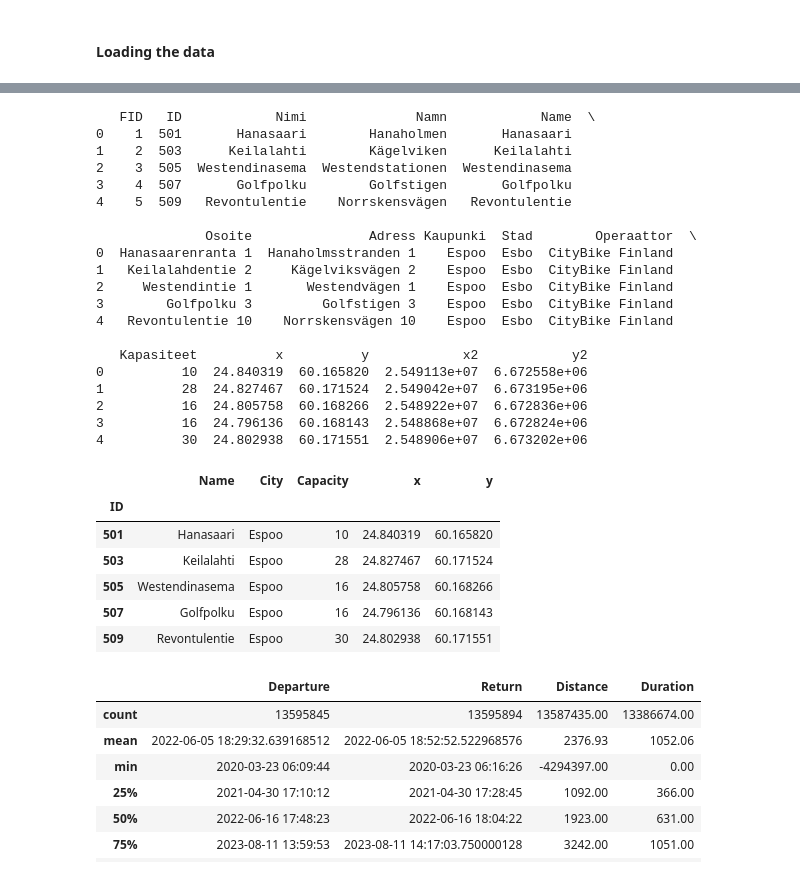
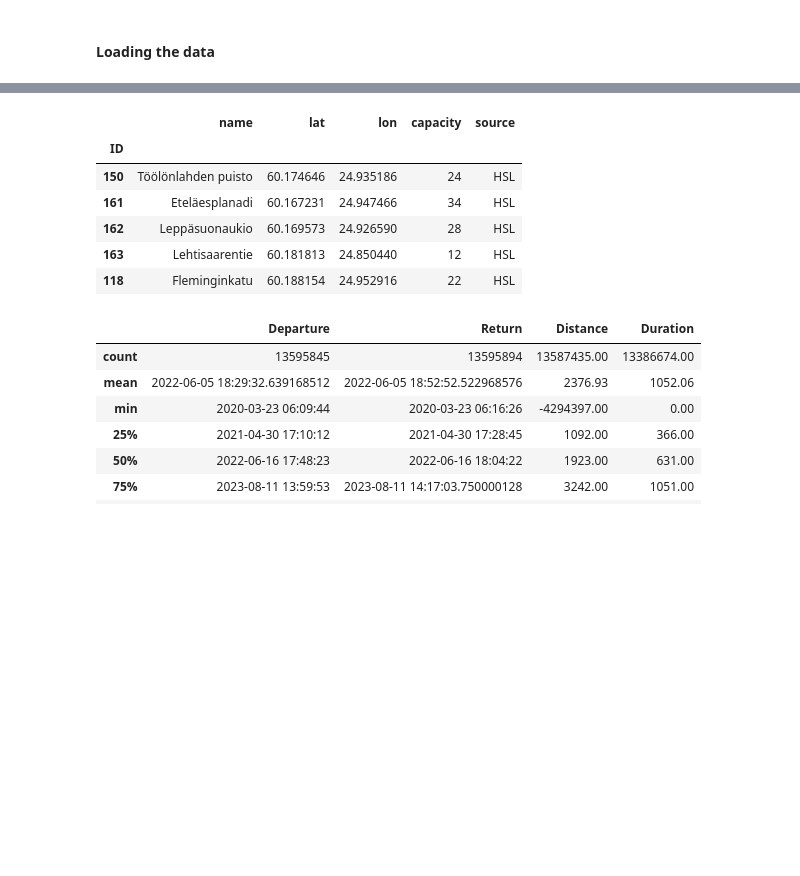
Before and after one commit to kainulj/helsinki-citybike-analysis, a Jupyter notebook: citybike_analysis.ipynb, the cells around one changed output, grey strips where cells are left out. Saved outputs shown, nothing was run; the diff lists cells and outputs as text; code cells hidden in the pictures; blank space fills up the shorter version.

```diff
--- a/citybike_analysis.ipynb
+++ b/citybike_analysis.ipynb
@@ -37,45 +37,16 @@ bike_df.head()
 # %%
-station_df = pd.read_csv('citybike_stations.csv')
-print(station_df.head())
-
-columns_to_keep = ['ID', 'Nimi', 'Kaupunki', 'Kapasiteet', 'x', 'y']
-rename_dict = {
-    'Nimi': 'Name',
-    'Kaupunki': 'City',
-    'Kapasiteet': 'Capacity',
-}
-
-station_df = station_df[columns_to_keep].rename(columns=rename_dict)
+station_df = pd.read_csv('locations.csv')
 station_df = station_df.set_index('ID')
+station_df.index = station_df.index.fillna(-1).astype(int).astype(str).str.zfill(3)  # Add leading zeros to IDs
 station_df.head()
 # %% [output]
-   FID   ID            Nimi              Namn            Name  \
-0    1  501       Hanasaari        Hanaholmen       Hanasaari
-1    2  503      Keilalahti        Kägelviken      Keilalahti
-2    3  505  Westendinasema  Westendstationen  Westendinasema
-3    4  507       Golfpolku        Golfstigen       Golfpolku
-4    5  509   Revontulentie    Norrskensvägen   Revontulentie
-
-              Osoite               Adress Kaupunki  Stad        Operaattor  \
-0  Hanasaarenranta 1  Hanaholmsstranden 1    Espoo  Esbo  CityBike Finland
-1   Keilalahdentie 2     Kägelviksvägen 2    Espoo  Esbo  CityBike Finland
-2     Westendintie 1       Westendvägen 1    Espoo  Esbo  CityBike Finland
-3        Golfpolku 3         Golfstigen 3    Espoo  Esbo  CityBike Finland
-4   Revontulentie 10    Norrskensvägen 10    Espoo  Esbo  CityBike Finland
-
-   Kapasiteet          x          y            x2            y2
-0          10  24.840319  60.165820  2.549113e+07  6.672558e+06
-1          28  24.827467  60.171524  2.549042e+07  6.673195e+06
-2          16  24.805758  60.168266  2.548922e+07  6.672836e+06
-3          16  24.796136  60.168143  2.548868e+07  6.672824e+06
-4          30  24.802938  60.171551  2.548906e+07  6.673202e+06
-|  | Name | City | Capacity | x | y |
+|  | name | lat | lon | capacity | source |
 | ID |  |  |  |  |  |
-| 501 | Hanasaari | Espoo | 10 | 24.840319 | 60.165820 |
-| 503 | Keilalahti | Espoo | 28 | 24.827467 | 60.171524 |
-| 505 | Westendinasema | Espoo | 16 | 24.805758 | 60.168266 |
-| 507 | Golfpolku | Espoo | 16 | 24.796136 | 60.168143 |
-| 509 | Revontulentie | Espoo | 30 | 24.802938 | 60.171551 |
+| 150 | Töölönlahden puisto | 60.174646 | 24.935186 | 24 | HSL |
+| 161 | Eteläesplanadi | 60.167231 | 24.947466 | 34 | HSL |
+| 162 | Leppäsuonaukio | 60.169573 | 24.926590 | 28 | HSL |
+| 163 | Lehtisaarentie | 60.181813 | 24.850440 | 12 | HSL |
+| 118 | Fleminginkatu | 60.188154 | 24.952916 | 22 | HSL |
 # %%
 pd.set_option('display.float_format', '{:.2f}'.format)
 bike_df.describe()
```
Also changed, not shown: parts of 25 cells of this notebook.
